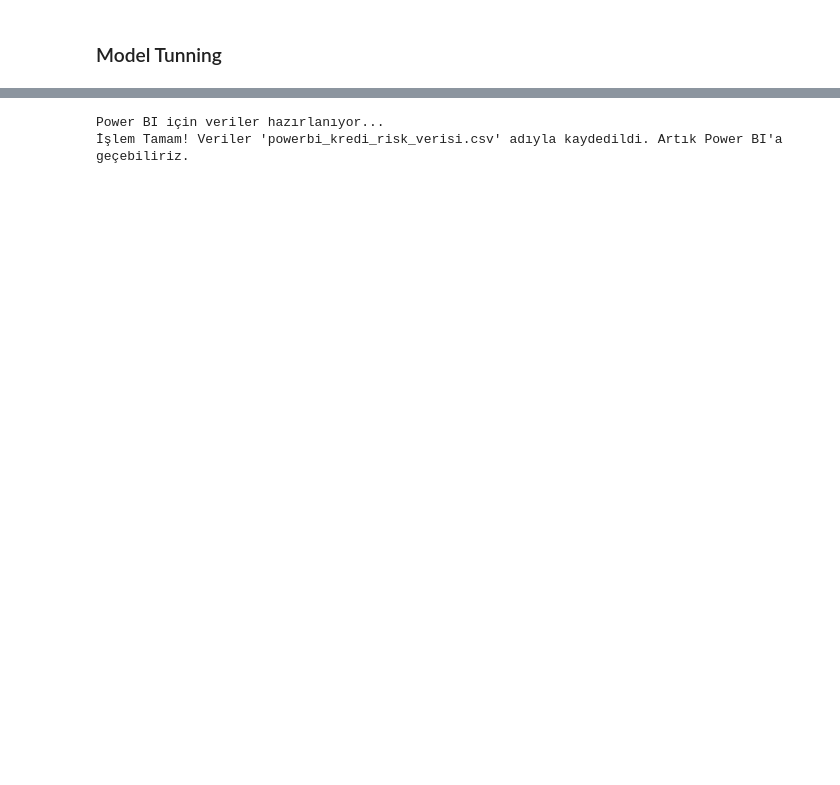
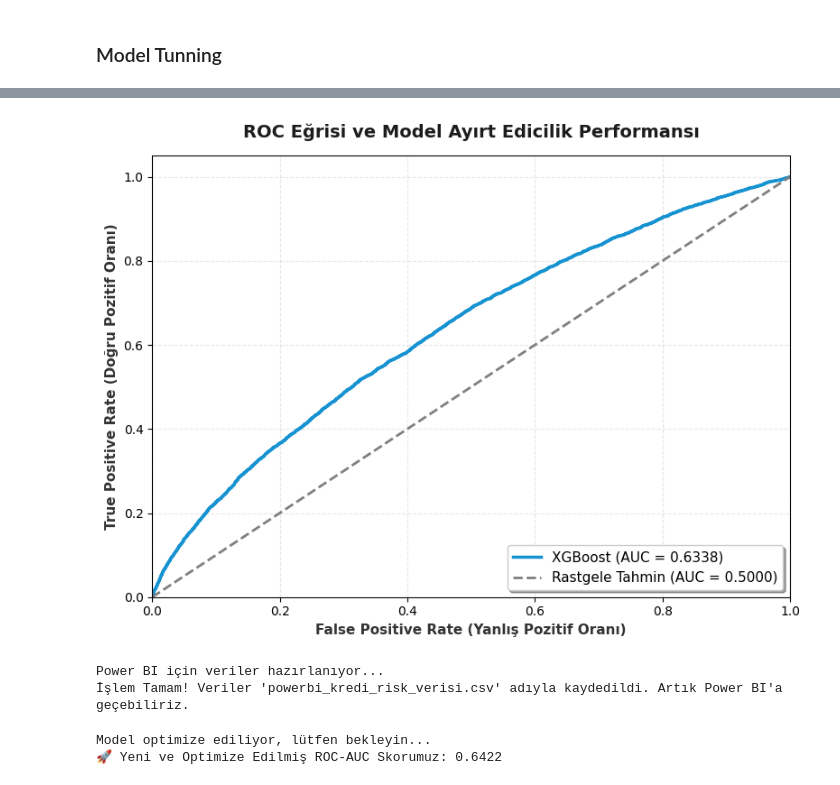
Before and after one commit to muhammedfakili/Credit-Risk-Decision-Engine, a Jupyter notebook: Credit_Score.ipynb, the cells around one changed output, grey strips where cells are left out. Cells and saved outputs as stored; diff of their text form; code cells hidden in the pictures; blank space fills up the shorter version.

Commit message:
Update: XGBoost hyperparameter tuning (AUC: 0.64+) and Power BI data pipeline

```diff
--- a/Credit_Score.ipynb
+++ b/Credit_Score.ipynb
@@ -297,6 +297,43 @@ Bulunan En İyi Parametreler: {'learning_rate': 0.1, 'max_depth': 5, 'n_estimato
     accuracy                           0.65     61503
    macro avg       0.53      0.60      0.49     61503
 weighted avg       0.88      0.65      0.73     61503
+# %%
+import matplotlib.pyplot as plt
+from sklearn.metrics import roc_curve, auc
+
+# 1. ADIM: Eksik olan değişkeni oluşturuyoruz (Modelin tahmin olasılıkları hesaplanıyor)
+# Not: Eğer veriyi ayırırken adını X_val yaptıysan, X_test yazan yeri X_val yap.
+xgb_pred_proba = xgb_model.predict_proba(X_test)[:, 1]
+
+# 2. ADIM: ROC eğrisi için False Positive ve True Positive hesaplamaları
+fpr, tpr, thresholds = roc_curve(y_test, xgb_pred_proba)
+roc_auc = auc(fpr, tpr)
+
+# 3. ADIM: Grafiğin boyut ve stil ayarları
+plt.figure(figsize=(8, 6))
+
+# XGBoost Modelinin ROC Eğrisi
+plt.plot(fpr, tpr, color='#1793D1', lw=2.5, label=f'XGBoost (AUC = {roc_auc:.4f})')
+
+# Rastgele tahmin (Baseline) çizgisi
+plt.plot([0, 1], [0, 1], color='gray', lw=2, linestyle='--', label='Rastgele Tahmin (AUC = 0.5000)')
+
+# Eksen ve Başlık Tasarımları
+plt.xlim([0.0, 1.0])
+plt.ylim([0.0, 1.05])
+plt.xlabel('False Positive Rate (Yanlış Pozitif Oranı)', fontsize=11, fontweight='bold', color='#333333')
+plt.ylabel('True Positive Rate (Doğru Pozitif Oranı)', fontsize=11, fontweight='bold', color='#333333')
+plt.title('ROC Eğrisi ve Model Ayırt Edicilik Performansı', fontsize=14, fontweight='bold', color='#1C1C1C', pad=15)
+
+# Lejant ve Izgara Ayarları
+plt.legend(loc="lower right", fontsize=11, frameon=True, shadow=True)
+plt.grid(alpha=0.3, linestyle='--')
+
+# Grafiği Ekrana Basma
+plt.tight_layout()
+plt.show()
+# %% [output]
+[figure, added]
 # %%
 import numpy as np
 
@@ -327,3 +364,36 @@ print(f"İşlem Tamam! Veriler '{dosya_adi}' adıyla kaydedildi. Artık Power BI
 # %% [output]
 Power BI için veriler hazırlanıyor...
 İşlem Tamam! Veriler 'powerbi_kredi_risk_verisi.csv' adıyla kaydedildi. Artık Power BI'a geçebiliriz.
+# %%
+from xgboost import XGBClassifier
+from sklearn.metrics import roc_curve, auc
+
+print("Model optimize ediliyor, lütfen bekleyin...")
+
+# XGBoost'un finansal veriler için optimize edilmiş parametreleri
+xgb_model_tuned = XGBClassifier(
+    n_estimators=300,        # Ağaç sayısını artırdık (Daha çok öğrenme şansı)
+    max_depth=4,             # Ezberlemeyi (overfit) önlemek için derinliği 4'e çektik
+    learning_rate=0.05,      # Daha yavaş ama daha sağlam adımlarla öğrenme
+    subsample=0.8,           # Her ağaçta verinin rastgele %80'ini kullanarak ezberi boz
+    colsample_bytree=0.8,    # Her ağaçta kolonların %80'ini al (Gürültülü kolonların etkisini azaltır)
+    scale_pos_weight=11,     # Batık sınıfına verdiğimiz ceza ağırlığı (Dengesiz veri için)
+    random_state=42,
+    n_jobs=-1,
+    eval_metric="auc"
+)
+
+# Optimize edilmiş modeli eğitiyoruz (Eğer eğitim verinin adı X_train değilse burayı düzelt kanka)
+xgb_model_tuned.fit(X_train, y_train)
+
+# Yeni tahmin olasılıkları (Yine X_test yerine X_val kullanıyorsan değiştir)
+xgb_pred_proba_tuned = xgb_model_tuned.predict_proba(X_test)[:, 1]
+
+# Yeni ROC-AUC Skoru
+fpr_tuned, tpr_tuned, thresholds_tuned = roc_curve(y_test, xgb_pred_proba_tuned)
+yeni_roc_auc = auc(fpr_tuned, tpr_tuned)
+
+print(f"🚀 Yeni ve Optimize Edilmiş ROC-AUC Skorumuz: {yeni_roc_auc:.4f}")
+# %% [output]
+Model optimize ediliyor, lütfen bekleyin...
+🚀 Yeni ve Optimize Edilmiş ROC-AUC Skorumuz: 0.6422
```
Also changed, not shown: parts of 3 cells of this notebook, 4 other files.
